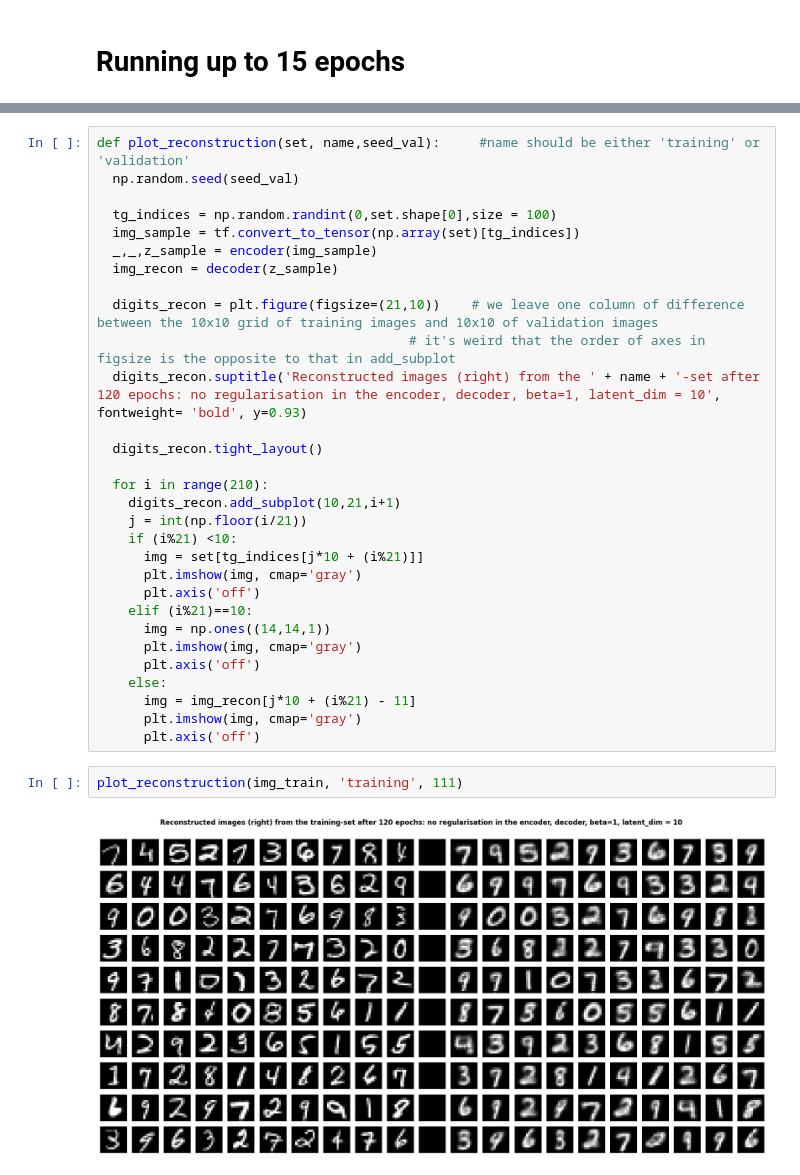
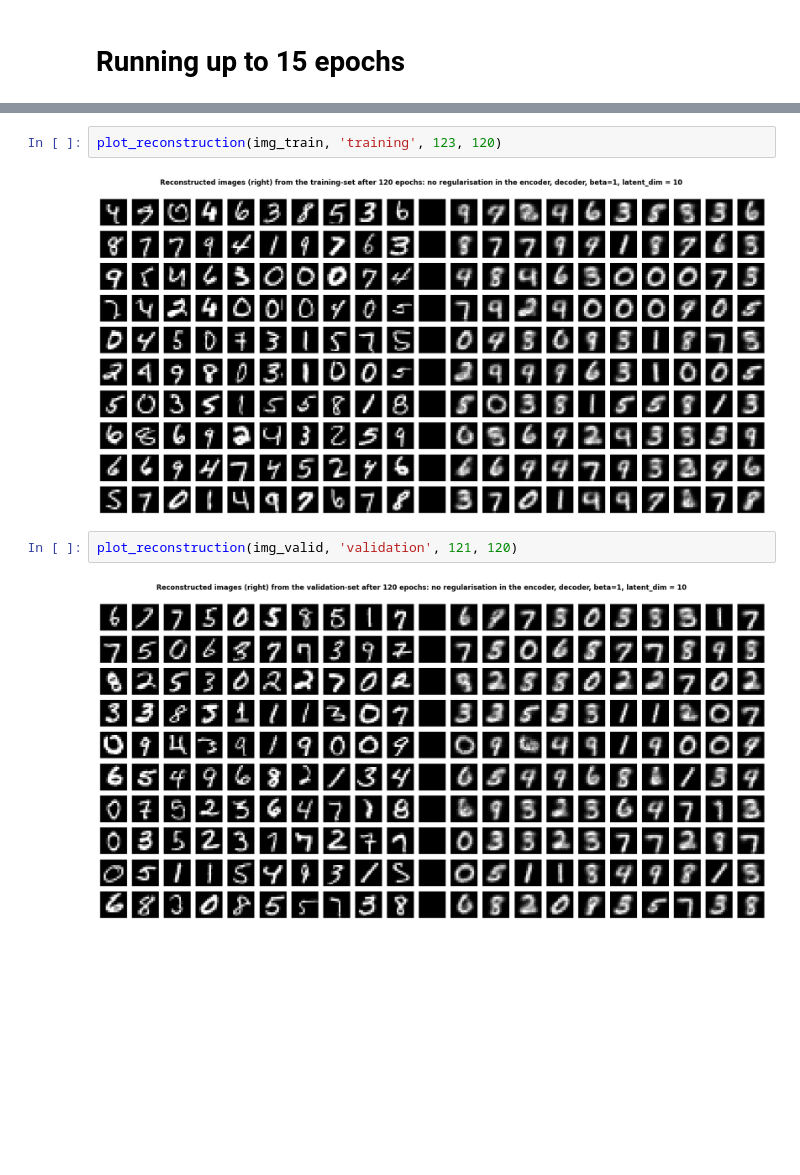
Before and after one commit to AtSourav/Beta-VAE-on-MNIST, a Jupyter notebook: MNIST_beta1_noreg_l10.ipynb, the cells around one changed output, grey strips where cells are left out. Drawn from its saved outputs; the diff is of its cells as text; blank space fills up the shorter version.

Commit message:
Not overfitting after 120 epochs, will try training on half the training data

```diff
--- a/MNIST_beta1_noreg_l10.ipynb
+++ b/MNIST_beta1_noreg_l10.ipynb
@@ -743,34 +275,8 @@ for i in range(210):
-# %%
-def plot_reconstruction(set, name,seed_val):     #name should be either 'training' or 'validation'
-  np.random.seed(seed_val)
-
-  tg_indices = np.random.randint(0,set.shape[0],size = 100)
-  img_sample = tf.convert_to_tensor(np.array(set)[tg_indices])
-  _,_,z_sample = encoder(img_sample)
-  img_recon = decoder(z_sample)
-
-  digits_recon = plt.figure(figsize=(21,10))    # we leave one column of difference between the 10x10 grid of training images and 10x10 of validation images
-                                        # it's weird that the order of axes in figsize is the opposite to that in add_subplot
-  digits_recon.suptitle('Reconstructed images (right) from the ' + name + '-set after 120 epochs: no regularisation in the encoder, decoder, beta=1, latent_dim = 10', fontweight= 'bold', y=0.93)
-
-  digits_recon.tight_layout()
-
-  for i in range(210):
-    digits_recon.add_subplot(10,21,i+1)
-    j = int(np.floor(i/21))
-    if (i%21) <10:
-      img = set[tg_indices[j*10 + (i%21)]]
-      plt.imshow(img, cmap='gray')
-      plt.axis('off')
-    elif (i%21)==10:
-      img = np.ones((14,14,1))
-      plt.imshow(img, cmap='gray')
-      plt.axis('off')
-    else:
-      img = img_recon[j*10 + (i%21) - 11]
-      plt.imshow(img, cmap='gray')
-      plt.axis('off')
 # %%
-plot_reconstruction(img_train, 'training', 111)
+plot_reconstruction(img_train, 'training', 123, 120)
 # %% [output]
-[figure, old version]
+[figure, new version]
+# %%
+plot_reconstruction(img_valid, 'validation', 121, 120)
+# %% [output]
+[figure, added]
```
Also changed, not shown: parts of 33 cells of this notebook.
